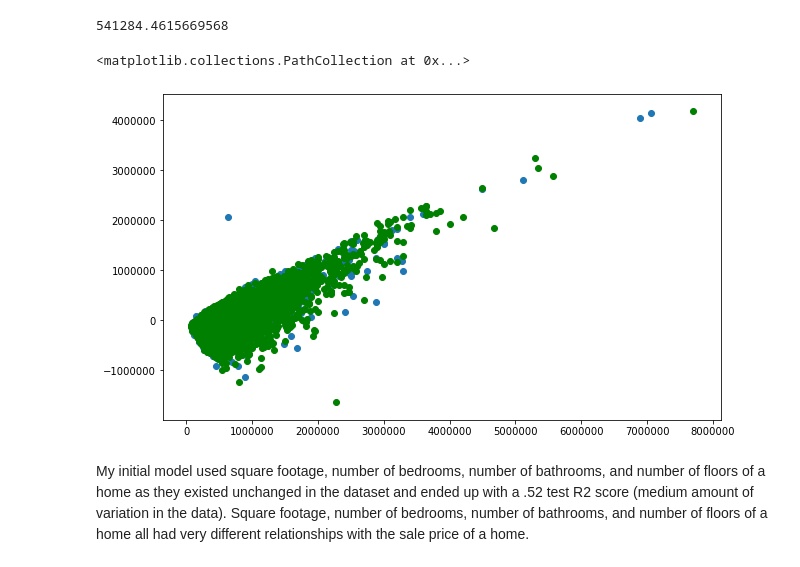
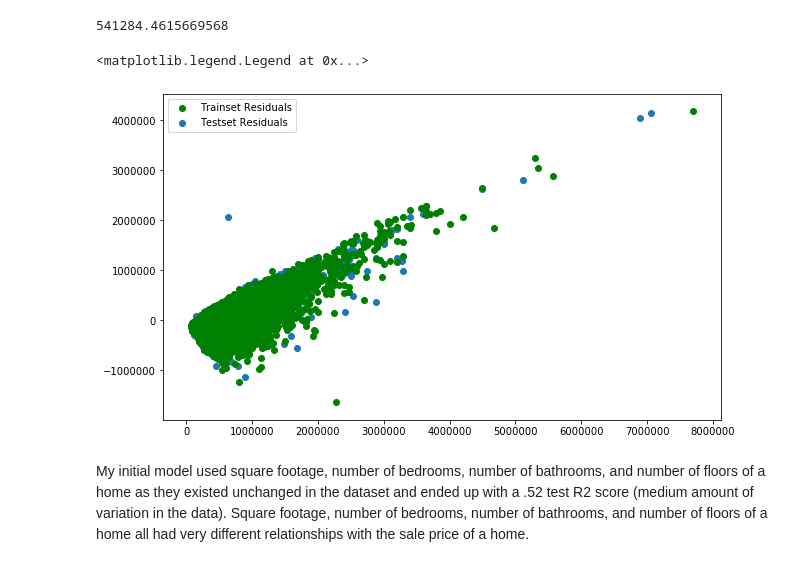
Before and after one commit to jmstipanowich/KingCountyHousingRepo, a Jupyter notebook: KingCountyHousingCodes.ipynb, the cells around one changed output. Drawn from its saved outputs; the diff is of its cells as text; code cells hidden in the pictures.

Commit message:
labeled graphs

```diff
--- a/KingCountyHousingCodes.ipynb
+++ b/KingCountyHousingCodes.ipynb
@@ -247,11 +241,12 @@ residuals_train2= y2_train- train2_preds
 residuals_test2= y2_test- test2_preds
 # %%
 plt.figure(figsize= (10,6))
-plt.scatter(y2_test, residuals_test2)
-plt.scatter(y2_train, residuals_train2, color= 'green')
+testsetresiduals= plt.scatter(y2_test, residuals_test2)
+trainsetresiduals= plt.scatter(y2_train, residuals_train2, color= 'green')
+plt.legend([trainsetresiduals, testsetresiduals], ['Trainset Residuals', 'Testset Residuals'])
 # %% [output]
-<matplotlib.collections.PathCollection at 0x...>
+<matplotlib.legend.Legend at 0x...>
-[figure, old version]
+[figure, new version]
 # %% [markdown]
 My initial model used square footage, number of bedrooms, number of bathrooms, and number of floors of a home as they existed unchanged in the dataset and ended up with a .52 test R2 score (medium amount of variation in the data). Square footage, number of bedrooms, number of bathrooms, and number of floors of a home all had very different relationships with the sale price of a home.
 # %% [markdown]
```
Also changed, not shown: parts of 4 cells of this notebook.
